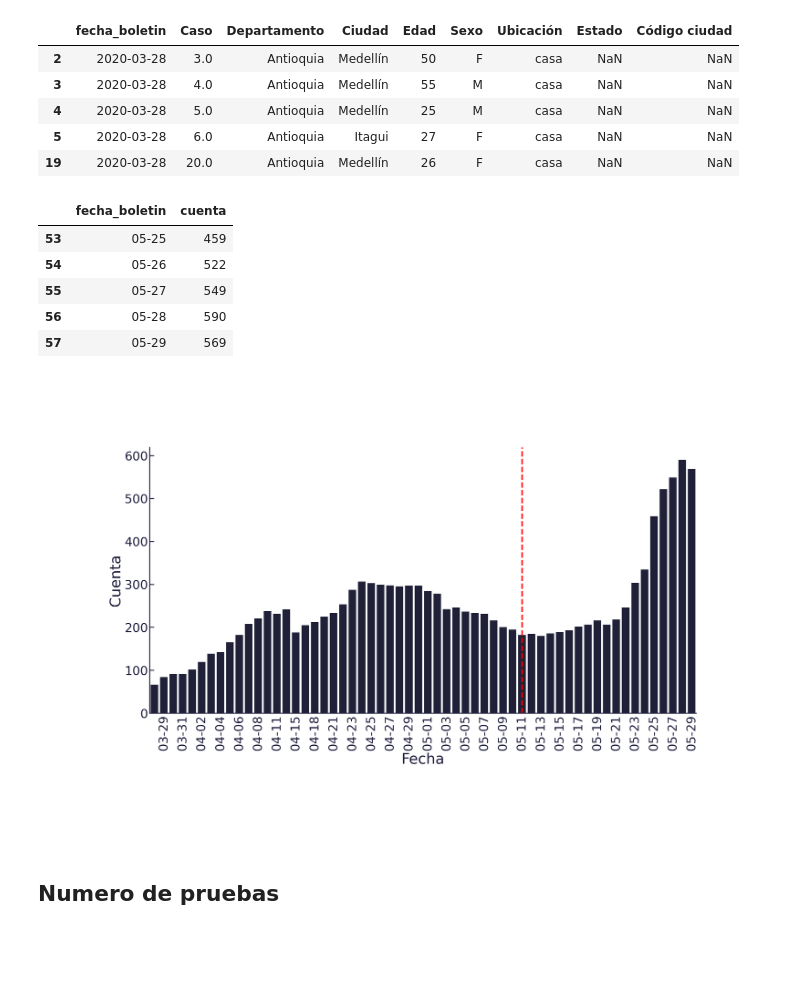
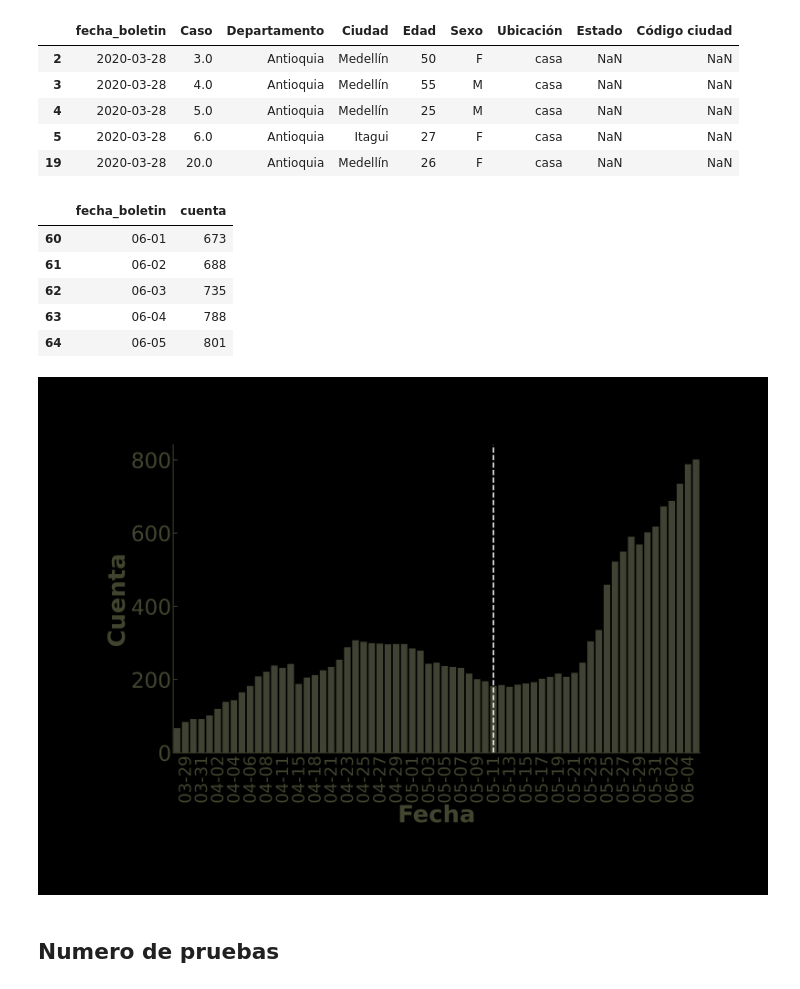
Before and after one commit to datatrooper/instatrooper, a Jupyter notebook: notebooks/2020/covid/covid antioquia.ipynb, the cells around one changed output. Cells and saved outputs as stored; diff of their text form; code cells hidden in the pictures; blank space fills up the shorter version.

```diff
--- a/notebooks/2020/covid/covid antioquia.ipynb
+++ b/notebooks/2020/covid/covid antioquia.ipynb
@@ -44,7 +38,7 @@ def load_muestras_df():
     results_df = pd.DataFrame.from_records(results)
     return results_df
 # %%
-df_boletines = pd.read_csv("May29.csv")
+df_boletines = pd.read_csv("junio 5.csv")
 df_boletines = df_boletines[df_boletines["Departamento"] == "Antioquia" ]
 df_boletines.head()
 # %% [output]
@@ -180,16 +208,26 @@ cuenta[cuenta["fecha"] == "05-11"].index[0]
 # %%
+color = "#424630"
+plt.rcParams['axes.labelweight'] = 'bold'
+cuenta_plot = cuenta.tail(60).reset_index(drop=True)
 sns.set_context("talk")
-plt.figure(figsize=(20,10))
-ax = sns.barplot(x="fecha", y="cuenta", data=cuenta, color="#424630")
-plt.xticks(rotation=90, fontsize=25)
-plt.yticks(fontsize=25)
+plt.figure(figsize=(20,12))
+ax = sns.barplot(x="fecha", y="cuenta", data=cuenta_plot, color=color)
 
-plt.axvline(cuenta[cuenta["fecha"] == "05-11"].index[0], color="red", linestyle='--', linewidth=3)
 
-ax.set_xlabel("Fecha", fontsize=30)
-ax.set_ylabel("Cuenta", fontsize=30)
+ax.tick_params(axis='x',which = "major", colors=color, labelsize=35, labelrotation=90)
+ax.tick_params(axis='y', colors=color, labelsize=45)
+
+plt.setp(ax.spines.values(), color=color)
+
+plt.axvline(cuenta_plot[cuenta_plot["fecha"] == "05-11"].index[0], color="white", linestyle='--', linewidth=3)
+
+ax.set_xlabel("Fecha", fontsize=50, color=color)
+ax.set_ylabel("Cuenta", fontsize=50, color=color)
 for label in ax.get_xticklabels()[::2]:
     label.set_visible(False)
+
+
+
 plt.savefig(f'confirmados_dia.png',bbox_inches='tight', transparent="True", pad_inches = 0)
 plt.show()
 # %% [output]
@@ -216,28 +254,34 @@ cuenta["fecha_boletin"] = cuenta["fecha_boletin"].dt.strftime('%m-%d')
 cuenta.tail()
 # %% [output]
 |  | fecha_boletin | cuenta |
-| 53 | 05-25 | 459 |
-| 54 | 05-26 | 522 |
-| 55 | 05-27 | 549 |
-| 56 | 05-28 | 590 |
-| 57 | 05-29 | 569 |
+| 60 | 06-01 | 673 |
+| 61 | 06-02 | 688 |
+| 62 | 06-03 | 735 |
+| 63 | 06-04 | 788 |
+| 64 | 06-05 | 801 |
 # %%
 sns.set_context("talk")
-plt.figure(figsize=(20,10))
-ax = sns.barplot(x="fecha_boletin", y="cuenta", data=cuenta, color="#1c1c3c")
+plt.figure(figsize=(20,12))
+ax = sns.barplot(x="fecha_boletin", y="cuenta", data=cuenta, color=color)
 plt.xticks(rotation=90, fontsize=25)
 plt.yticks(fontsize=25)
 
-plt.axvline(cuenta[cuenta["fecha_boletin"] == "05-11"].index[0], color="red", linestyle='--', linewidth=3)
+plt.axvline(cuenta[cuenta["fecha_boletin"] == "05-11"].index[0], color="white", linestyle='--', linewidth=3)
 
-ax.set_xlabel("Fecha", fontsize=30)
-ax.set_ylabel("Cuenta", fontsize=30)
+ax.tick_params(axis='x',which = "major", colors=color, labelsize=35, labelrotation=90)
+ax.tick_params(axis='y', colors=color, labelsize=45)
+
+ax.set_xlabel("Fecha", fontsize=50, color=color)
+ax.set_ylabel("Cuenta", fontsize=50, color=color)
+plt.setp(ax.spines.values(), color=color)
+
+
 for label in ax.get_xticklabels()[::2]:
     label.set_visible(False)
 plt.savefig(f'activos_dia.png',bbox_inches='tight', transparent="True", pad_inches = 0)
 plt.show()
 # %% [output]
-[figure, old version]
+[figure, new version]
 # %% [markdown]
 ## Numero de pruebas
 # %% [markdown]
```
Also changed, not shown: parts of 21 cells of this notebook, 8 other files.
